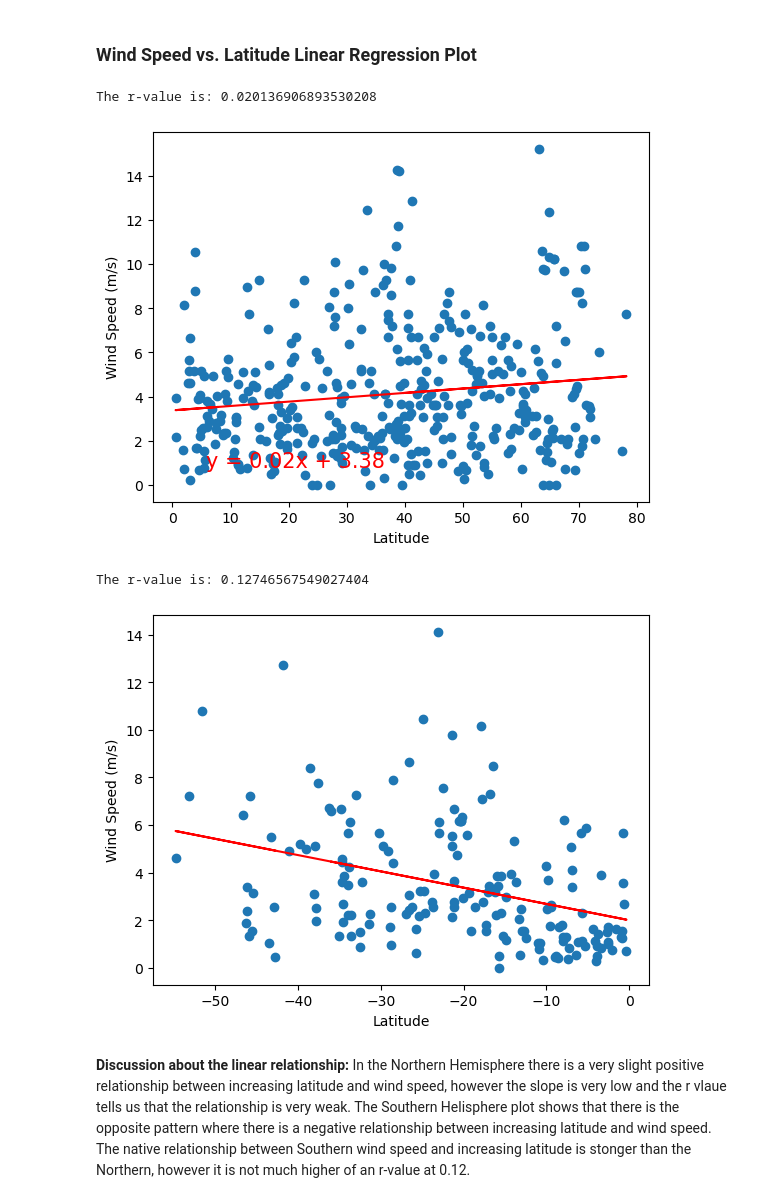
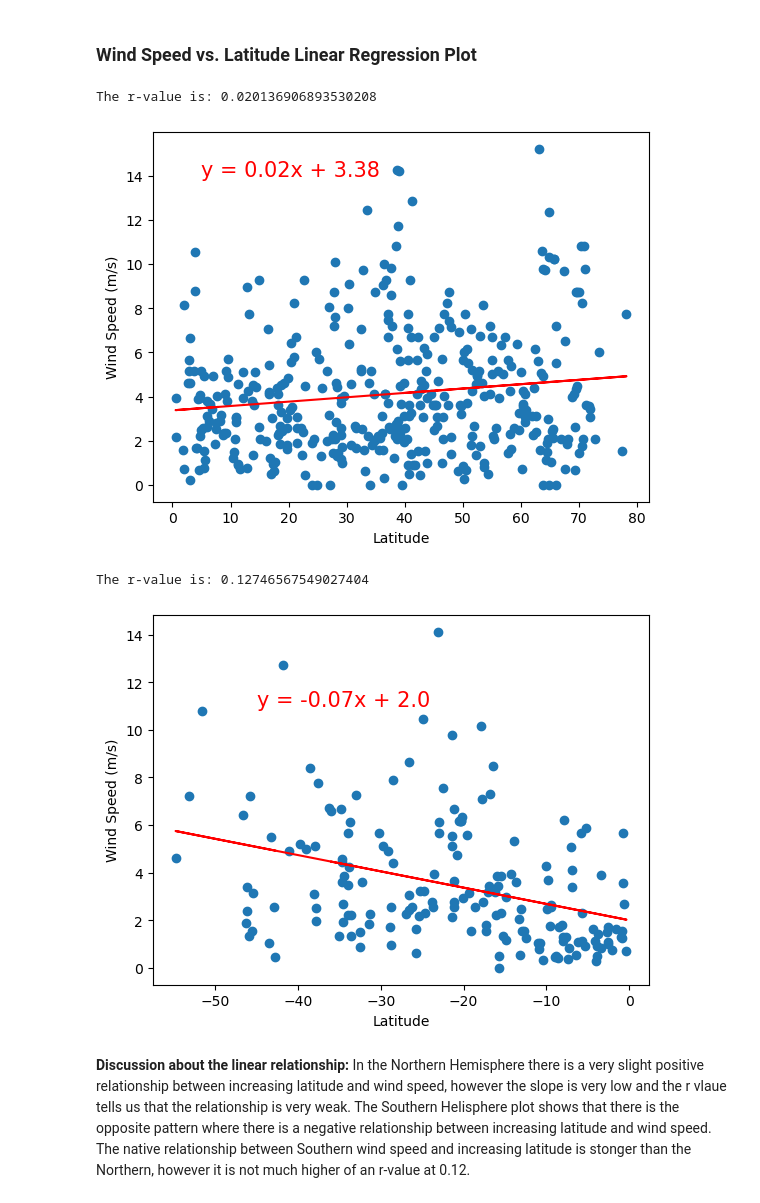
Before and after one commit to adampaganini/WeatherPy, a Jupyter notebook: WeatherPy.ipynb, the cells around one changed output. Saved outputs shown, nothing was run; the diff lists cells and outputs as text; code cells hidden in the pictures.

```diff
--- a/WeatherPy.ipynb
+++ b/WeatherPy.ipynb
@@ -264,13 +264,13 @@ plt.show()
 ## Requirement 2: Compute Linear Regression for Each Relationship
 # %%
 # Define a function to create Linear Regression plots
-def regress(x_values, y_values, title):
+def regress(x_values, y_values, title, coordinates):
     (slope, intercept, rvalue, pvalue, stderr) = linregress(x_values, y_values)
     regress_values = x_values * slope + intercept
     line_eq = "y = " + str(round(slope,2)) + "x + " + str(round(intercept,2))
     plt.scatter(x_values,y_values)
     plt.plot(x_values,regress_values,"r-")
-    plt.annotate(line_eq,(5.8,0.8),fontsize=15,color="red")
+    plt.annotate(line_eq,(coordinates),fontsize=15,color="red")
     plt.xlabel('Latitude')
     plt.ylabel(title)
     print(f'The r-value is: {rvalue**2}')
@@ -355,15 +355,15 @@ The r-value is: 0.0906230159595485
 ### Wind Speed vs. Latitude Linear Regression Plot
 # %%
 # Northern Hemisphere
-regress(northern_hemi_df['Lat'], northern_hemi_df['Wind Speed'], 'Wind Speed (m/s)')
+regress(northern_hemi_df['Lat'], northern_hemi_df['Wind Speed'], 'Wind Speed (m/s)', (5, 14))
 # %% [output]
 The r-value is: 0.020136906893530208
-[figure, old version]
+[figure, new version]
 # %%
 # Southern Hemisphere
-regress(southern_hemi_df['Lat'], southern_hemi_df['Wind Speed'], 'Wind Speed (m/s)')
+regress(southern_hemi_df['Lat'], southern_hemi_df['Wind Speed'], 'Wind Speed (m/s)', (-45, 11))
 # %% [output]
 The r-value is: 0.12746567549027404
-[figure, old version]
+[figure, new version]
 # %% [markdown]
 **Discussion about the linear relationship:** In the Northern Hemisphere there is a very slight positive relationship between increasing latitude and wind speed, however the slope is very low and the r vlaue tells us that the relationship is very weak.  The Southern Helisphere plot shows that there is the opposite pattern where there is a negative relationship between increasing latitude and wind speed.  The native relationship between Southern wind speed and increasing latitude is stonger than the Northern, however it is not much higher of an r-value at 0.12.
```
Also changed, not shown: parts of 7 cells of this notebook, 1 other file.
